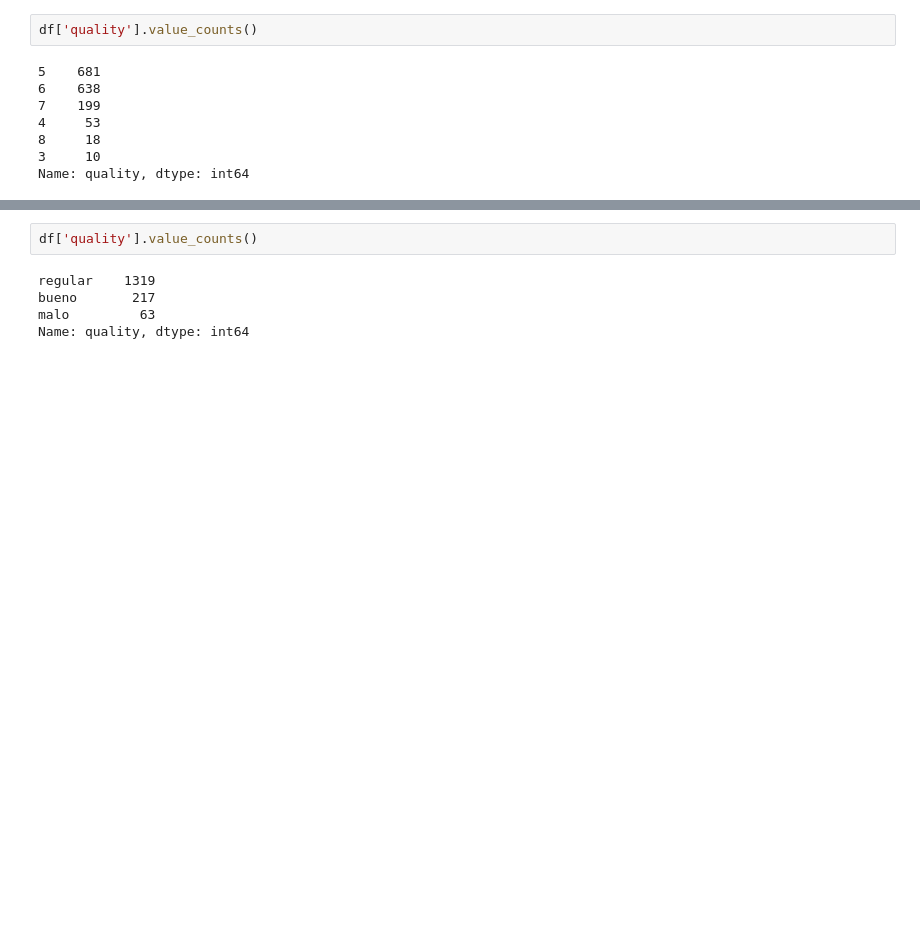
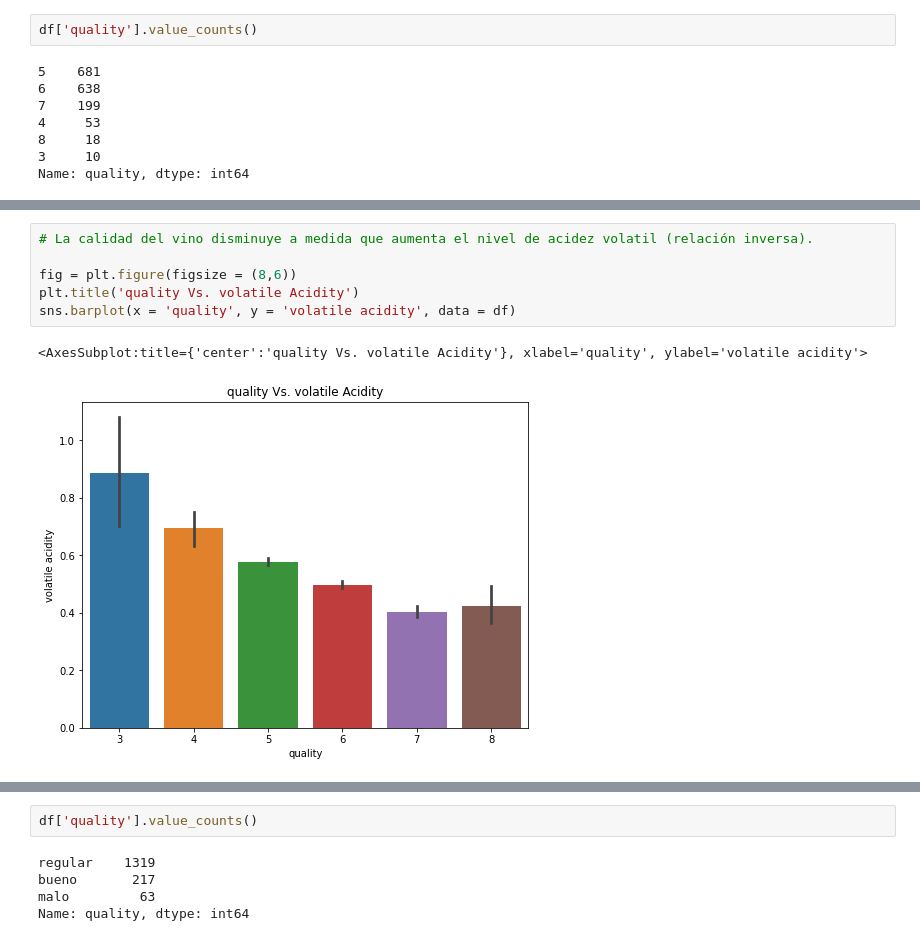
Before and after one commit to gegrinberg/curso_data_BCGL, a Jupyter notebook: Entrega2 BCGL.ipynb, the cells around one changed output, grey strips where cells are left out. Cells and saved outputs as stored; diff of their text form; blank space fills up the shorter version.

```diff
--- a/Entrega2 BCGL.ipynb
+++ b/Entrega2 BCGL.ipynb
@@ -104,0 +115,9 @@ sns.heatmap(df_corr, xticklabels = df_corr.columns.values, yticklabels = df_corr
+# %%
+# La calidad del vino disminuye a medida que aumenta el nivel de acidez volatil (relación inversa).
+
+fig = plt.figure(figsize = (8,6))
+plt.title('quality Vs. volatile Acidity')
+sns.barplot(x = 'quality', y = 'volatile acidity', data = df)
+# %% [output]
+<AxesSubplot:title={'center':'quality Vs. volatile Acidity'}, xlabel='quality', ylabel='volatile acidity'>
+[figure, added]
```
Also changed, not shown: parts of 10 cells of this notebook.
